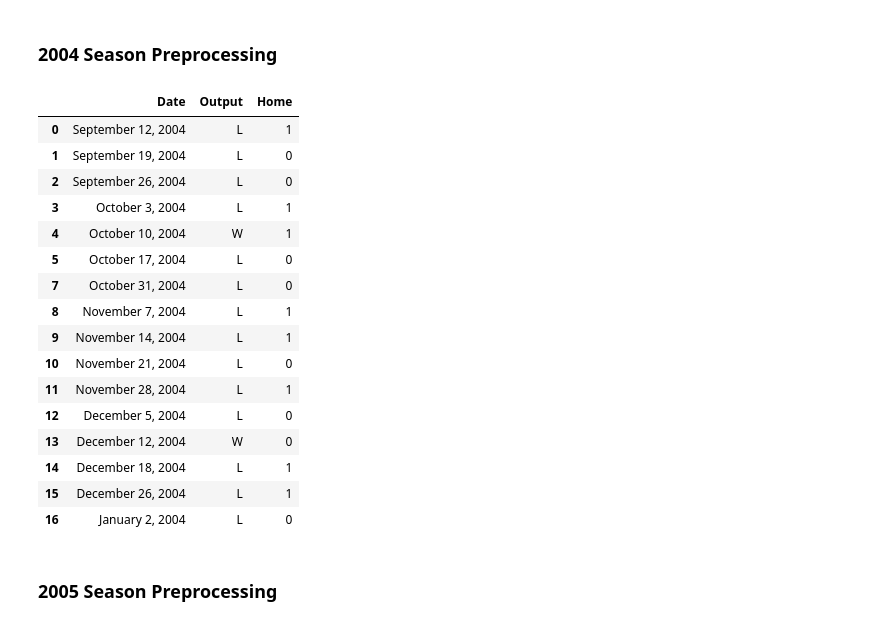
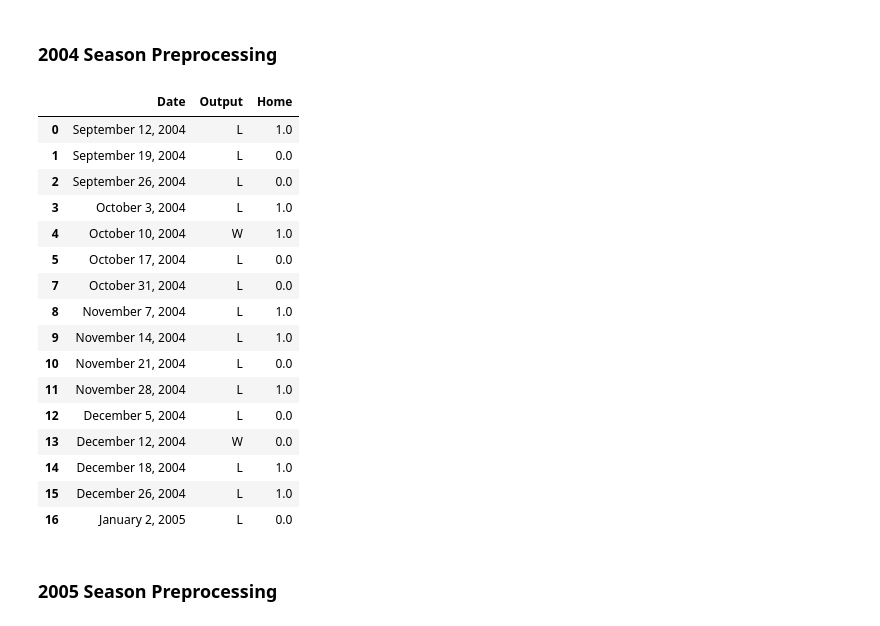
Before and after one commit to fescobar96/Crime-Prediction-in-San-Francisco, a Jupyter notebook: 49ers_Schedule_Preprocessing.ipynb, the cells around one changed output. Cells and saved outputs as stored; diff of their text form; code cells hidden in the pictures.

```diff
--- a/49ers_Schedule_Preprocessing.ipynb
+++ b/49ers_Schedule_Preprocessing.ipynb
@@ -7,3 +7,10 @@ Function to consider January/February
+# %%
+def get_year(date, year):
+  if "january" in date.lower():
+    year = year + 1
+  elif "february" in date.lower():
+    year = year + 1
+  return year
 # %% [markdown]
 ### **2003 Season Preprocessing**
 # %%
@@ -40,31 +49,33 @@ s2003
 # %%
 s2004 = pd.read_csv("https://raw.githubusercontent.com/fescobar96/Crime-Prediction-in-San-Francisco/master/Data/2004.csv", header=1)
 s2004.drop(s2004.columns[[0, 1,3,4,6,7,9,10,11,12,13,14,15,16,17,18,19,20,21,22,23,24]], axis=1, inplace=True )
-s2004["Year"] = "2004"
-s2004["Date"] = s2004["Date"] + ", " +s2004["Year"]
+s2004.columns = ["Date", "Output", "Home"]
+s_year = 2004
+s2004.replace({"@":0}, inplace=True)
+s2004["Home"].fillna(1, inplace=True)
+s2004.dropna(inplace=True)
+s2004["Year"] = s2004["Date"].apply(lambda row: get_year(row, s_year))
+s2004["Year"] = s2004["Year"].astype("str")
+s2004["Date"] = s2004["Date"] + ", " + s2004["Year"]
 s2004.drop(columns=["Year"], inplace=True)
-s2004.columns = ["Date", "Output", "Home"]
-s2004["Home"].fillna(1, inplace=True)
-s2004.replace({"@":0}, inplace=True)
-s2004.dropna(inplace=True)
 s2004
 # %% [output]
 |  | Date | Output | Home |
-| 0 | September 12, 2004 | L | 1 |
-| 1 | September 19, 2004 | L | 0 |
-| 2 | September 26, 2004 | L | 0 |
-| 3 | October 3, 2004 | L | 1 |
-| 4 | October 10, 2004 | W | 1 |
-| 5 | October 17, 2004 | L | 0 |
-| 7 | October 31, 2004 | L | 0 |
-| 8 | November 7, 2004 | L | 1 |
-| 9 | November 14, 2004 | L | 1 |
-| 10 | November 21, 2004 | L | 0 |
-| 11 | November 28, 2004 | L | 1 |
-| 12 | December 5, 2004 | L | 0 |
-| 13 | December 12, 2004 | W | 0 |
-| 14 | December 18, 2004 | L | 1 |
-| 15 | December 26, 2004 | L | 1 |
-| 16 | January 2, 2004 | L | 0 |
+| 0 | September 12, 2004 | L | 1.0 |
+| 1 | September 19, 2004 | L | 0.0 |
+| 2 | September 26, 2004 | L | 0.0 |
+| 3 | October 3, 2004 | L | 1.0 |
+| 4 | October 10, 2004 | W | 1.0 |
+| 5 | October 17, 2004 | L | 0.0 |
+| 7 | October 31, 2004 | L | 0.0 |
+| 8 | November 7, 2004 | L | 1.0 |
+| 9 | November 14, 2004 | L | 1.0 |
+| 10 | November 21, 2004 | L | 0.0 |
+| 11 | November 28, 2004 | L | 1.0 |
+| 12 | December 5, 2004 | L | 0.0 |
+| 13 | December 12, 2004 | W | 0.0 |
+| 14 | December 18, 2004 | L | 1.0 |
+| 15 | December 26, 2004 | L | 1.0 |
+| 16 | January 2, 2005 | L | 0.0 |
 # %% [markdown]
 ### **2005 Season Preprocessing**
```
Also changed, not shown: parts of 18 cells of this notebook.
